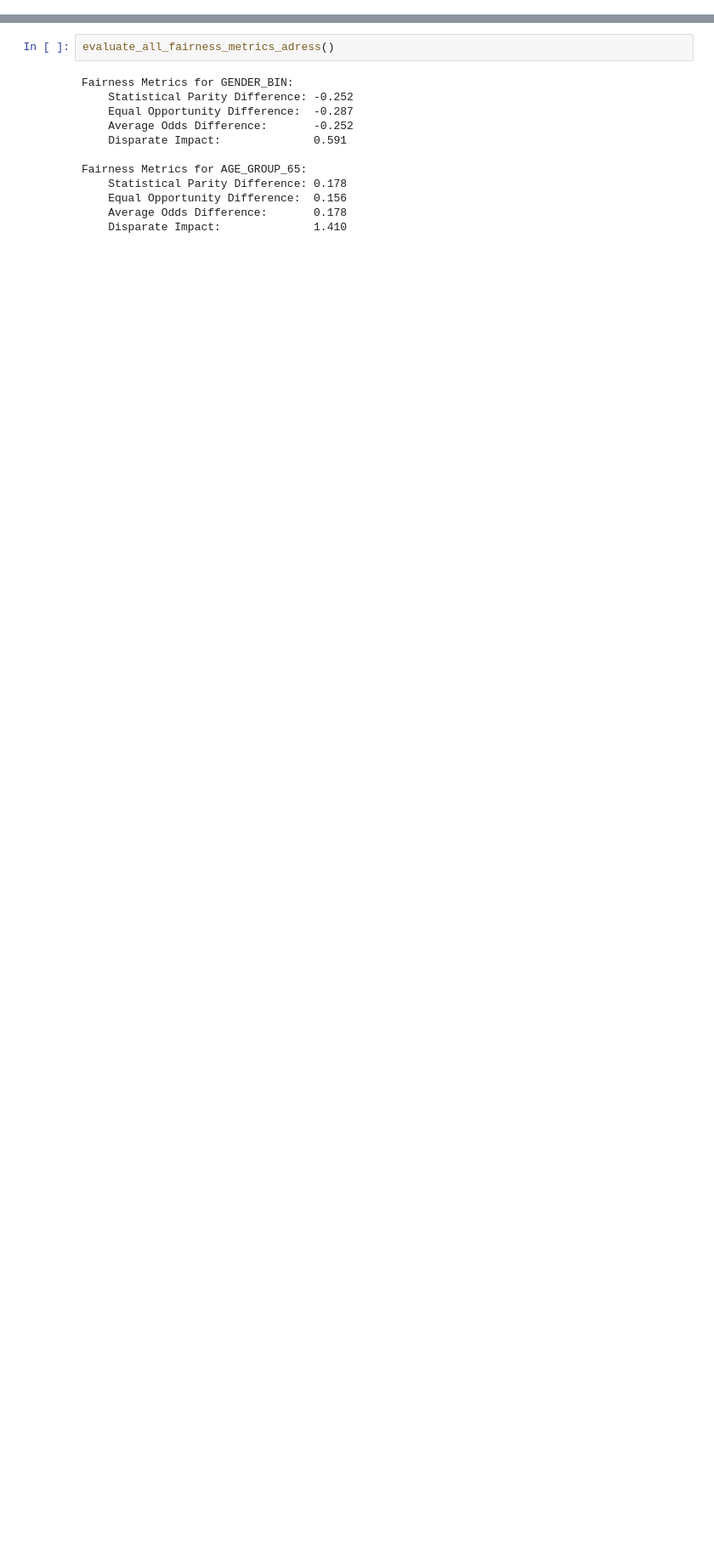
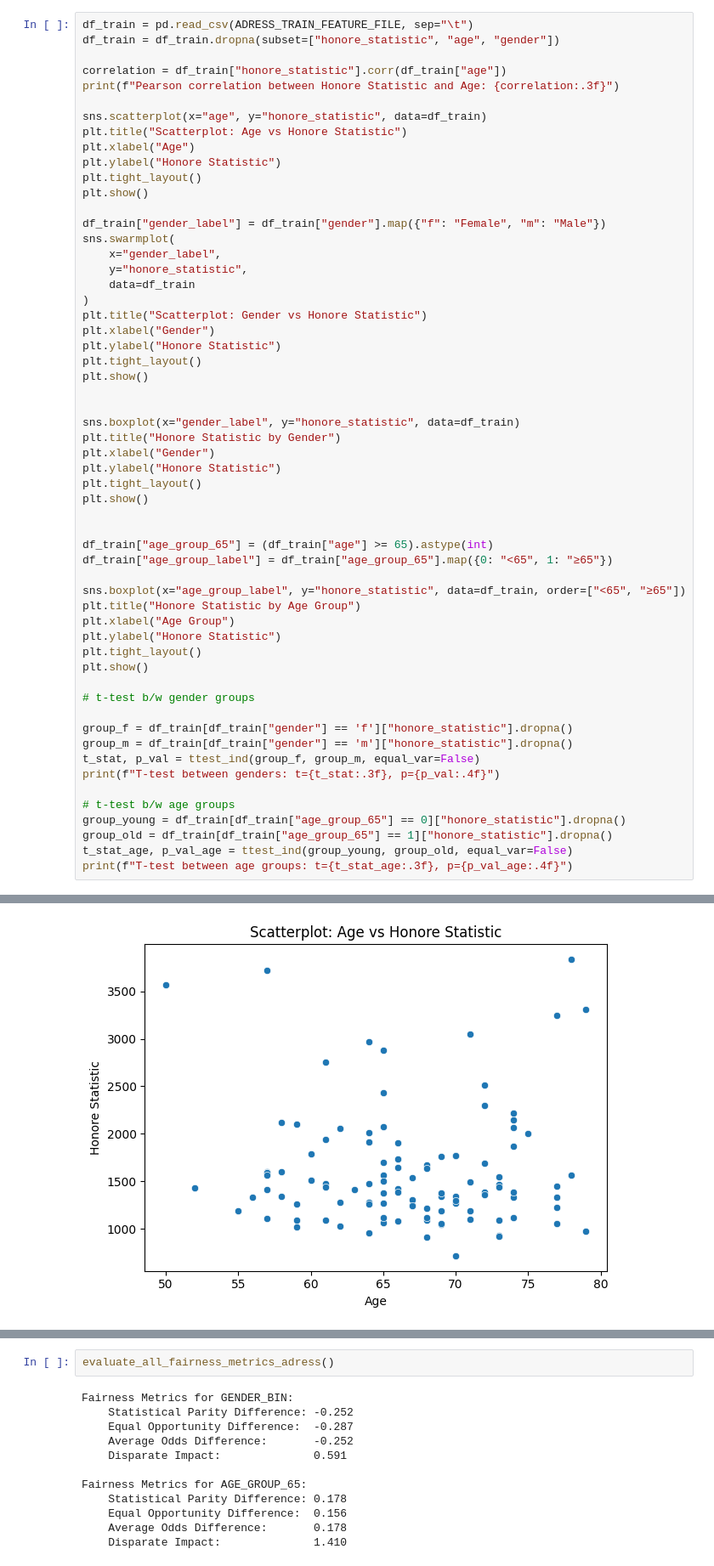
Before and after one commit to beckiechill/bachelor-thesis, a Jupyter notebook: notebooks/adress_rf.ipynb, the cells around one changed output, grey strips where cells are left out. Shown at 85% size. Drawn from its saved outputs; the diff is of its cells as text; blank space fills up the shorter version.

```diff
--- a/notebooks/adress_rf.ipynb
+++ b/notebooks/adress_rf.ipynb
@@ -265,0 +355,58 @@ shap_plots()
+# %%
+df_train = pd.read_csv(ADRESS_TRAIN_FEATURE_FILE, sep="\t")
+df_train = df_train.dropna(subset=["honore_statistic", "age", "gender"])
+
+correlation = df_train["honore_statistic"].corr(df_train["age"])
+print(f"Pearson correlation between Honore Statistic and Age: {correlation:.3f}")
+
+sns.scatterplot(x="age", y="honore_statistic", data=df_train)
+plt.title("Scatterplot: Age vs Honore Statistic")
+plt.xlabel("Age")
+plt.ylabel("Honore Statistic")
+plt.tight_layout()
+plt.show()
+
+df_train["gender_label"] = df_train["gender"].map({"f": "Female", "m": "Male"})
+sns.swarmplot(
+    x="gender_label",
+    y="honore_statistic",
+    data=df_train
+)
+plt.title("Scatterplot: Gender vs Honore Statistic")
+plt.xlabel("Gender")
+plt.ylabel("Honore Statistic")
+plt.tight_layout()
+plt.show()
+
+
+sns.boxplot(x="gender_label", y="honore_statistic", data=df_train)
+plt.title("Honore Statistic by Gender")
+plt.xlabel("Gender")
+plt.ylabel("Honore Statistic")
+plt.tight_layout()
+plt.show()
+
+
+df_train["age_group_65"] = (df_train["age"] >= 65).astype(int)
+df_train["age_group_label"] = df_train["age_group_65"].map({0: "<65", 1: "≥65"})
+
+sns.boxplot(x="age_group_label", y="honore_statistic", data=df_train, order=["<65", "≥65"])
+plt.title("Honore Statistic by Age Group")
+plt.xlabel("Age Group")
+plt.ylabel("Honore Statistic")
+plt.tight_layout()
+plt.show()
+
+# t-test b/w gender groups
+
+group_f = df_train[df_train["gender"] == 'f']["honore_statistic"].dropna()
+group_m = df_train[df_train["gender"] == 'm']["honore_statistic"].dropna()
+t_stat, p_val = ttest_ind(group_f, group_m, equal_var=False)
+print(f"T-test between genders: t={t_stat:.3f}, p={p_val:.4f}")
+
+# t-test b/w age groups
+group_young = df_train[df_train["age_group_65"] == 0]["honore_statistic"].dropna()
+group_old = df_train[df_train["age_group_65"] == 1]["honore_statistic"].dropna()
+t_stat_age, p_val_age = ttest_ind(group_young, group_old, equal_var=False)
+print(f"T-test between age groups: t={t_stat_age:.3f}, p={p_val_age:.4f}")
+# %% [output]
@@ -265,0 +414 @@ shap_plots()
+[figure, added]
```
Also changed, not shown: parts of 11 cells of this notebook, 4 other files.
